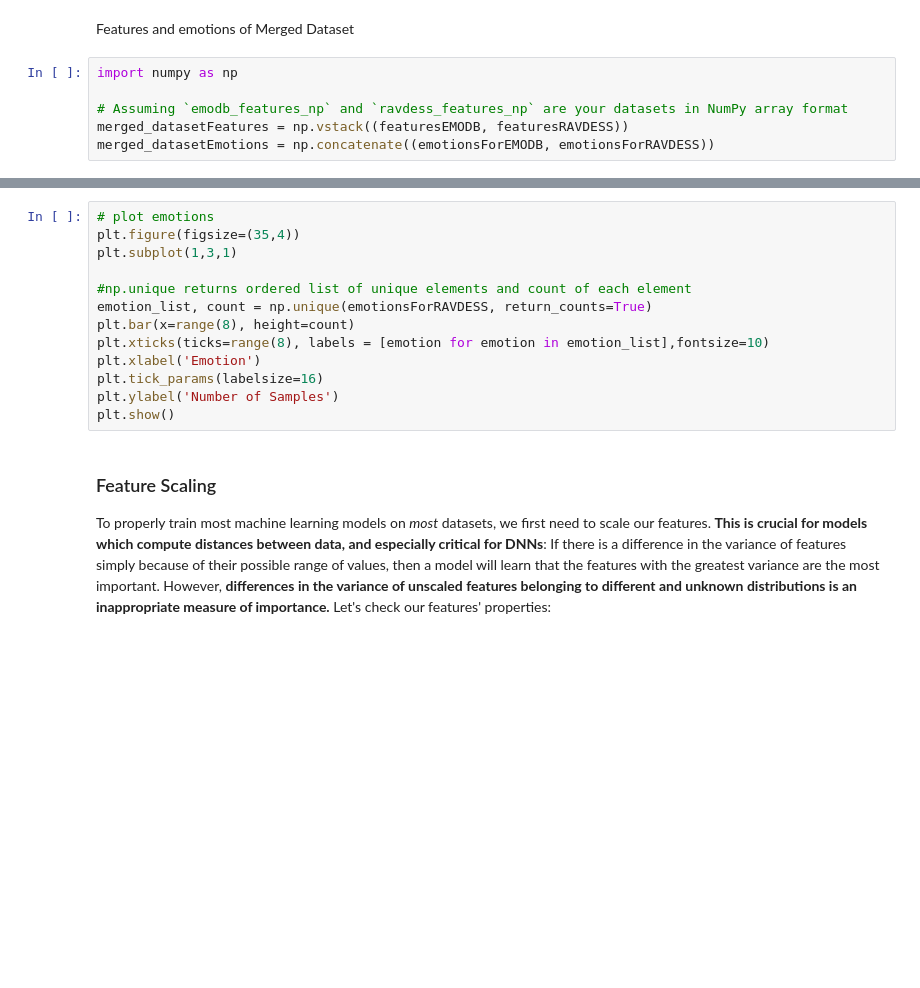
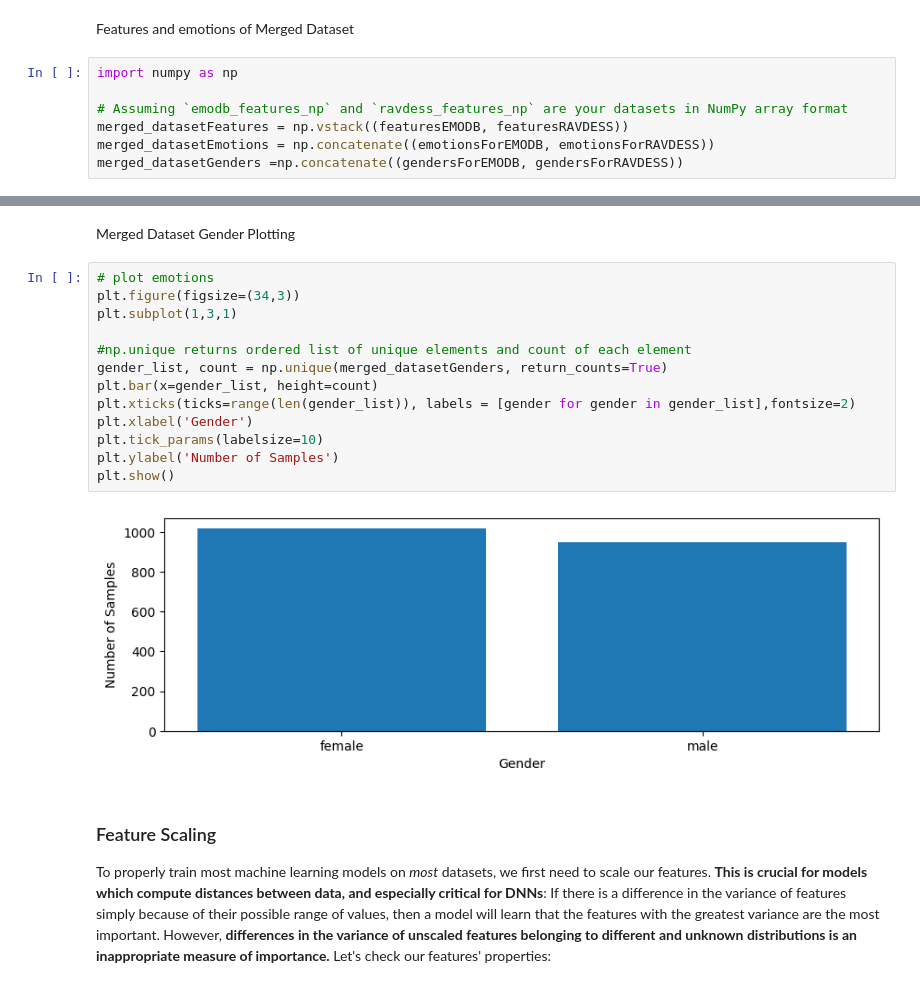
Before and after one commit to goose2711/Week-2_Data_Preprocessing, a Jupyter notebook: Week_2_Data_Preprocessing.ipynb, the cells around one changed output, grey strips where cells are left out. Cells and saved outputs as stored; diff of their text form; blank space fills up the shorter version.

```diff
--- a/Week_2_Data_Preprocessing.ipynb
+++ b/Week_2_Data_Preprocessing.ipynb
@@ -1001,3 +1033,4 @@ import numpy as np
 # Assuming `emodb_features_np` and `ravdess_features_np` are your datasets in NumPy array format
 merged_datasetFeatures = np.vstack((featuresEMODB, featuresRAVDESS))
 merged_datasetEmotions = np.concatenate((emotionsForEMODB, emotionsForRAVDESS))
+merged_datasetGenders =np.concatenate((gendersForEMODB, gendersForRAVDESS))
@@ -1022,16 +1075,20 @@ features_merg
+# %% [markdown]
+Merged Dataset Gender Plotting
 # %%
 # plot emotions
-plt.figure(figsize=(35,4))
+plt.figure(figsize=(34,3))
 plt.subplot(1,3,1)
 
 #np.unique returns ordered list of unique elements and count of each element
-emotion_list, count = np.unique(emotionsForRAVDESS, return_counts=True)
-plt.bar(x=range(8), height=count)
-plt.xticks(ticks=range(8), labels = [emotion for emotion in emotion_list],fontsize=10)
-plt.xlabel('Emotion')
-plt.tick_params(labelsize=16)
+gender_list, count = np.unique(merged_datasetGenders, return_counts=True)
+plt.bar(x=gender_list, height=count)
+plt.xticks(ticks=range(len(gender_list)), labels = [gender for gender in gender_list],fontsize=2)
+plt.xlabel('Gender')
+plt.tick_params(labelsize=10)
 plt.ylabel('Number of Samples')
 plt.show()
+# %% [output]
+[figure, added]
 # %% [markdown]
 ### Feature Scaling
 To properly train most machine learning models on _most_ datasets, we first need to scale our features. **This is crucial for models which compute distances between data, and especially critical for DNNs**: If there is a difference in the variance of features simply because of their possible range of values, then a model will learn that the features with the greatest variance are the most important. However, **differences in the variance of unscaled features belonging to different and unknown distributions is an inappropriate measure of importance.** Let's check our features' properties:
```
Also changed, not shown: parts of 13 cells of this notebook.
